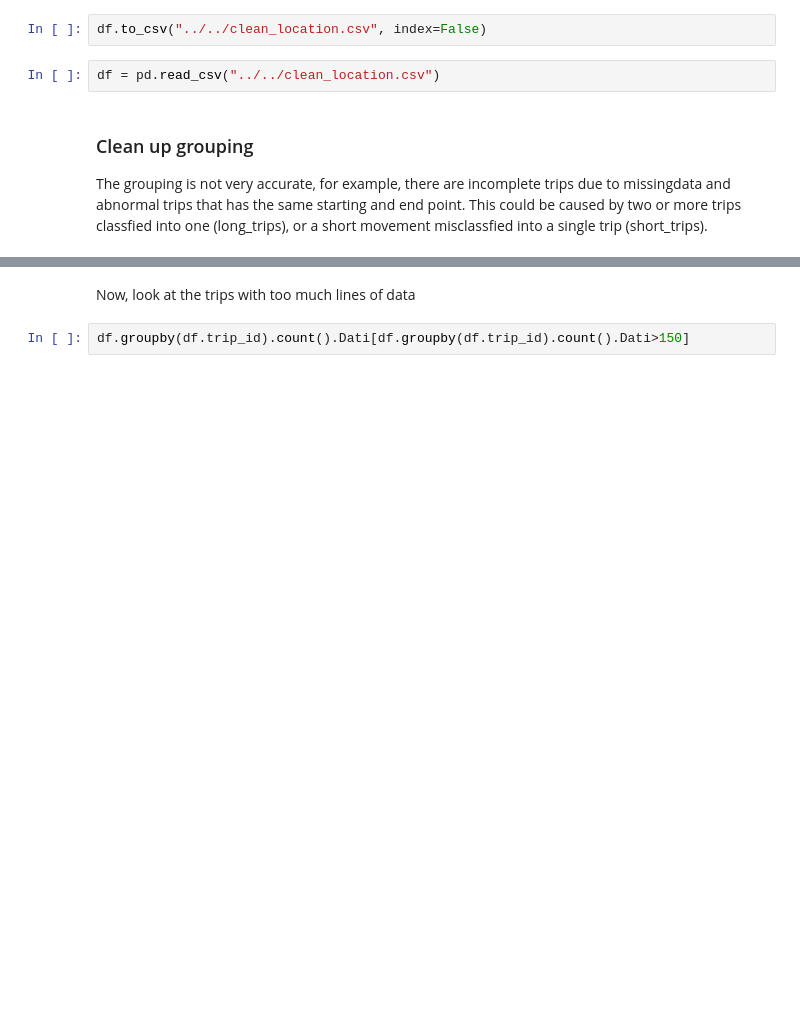
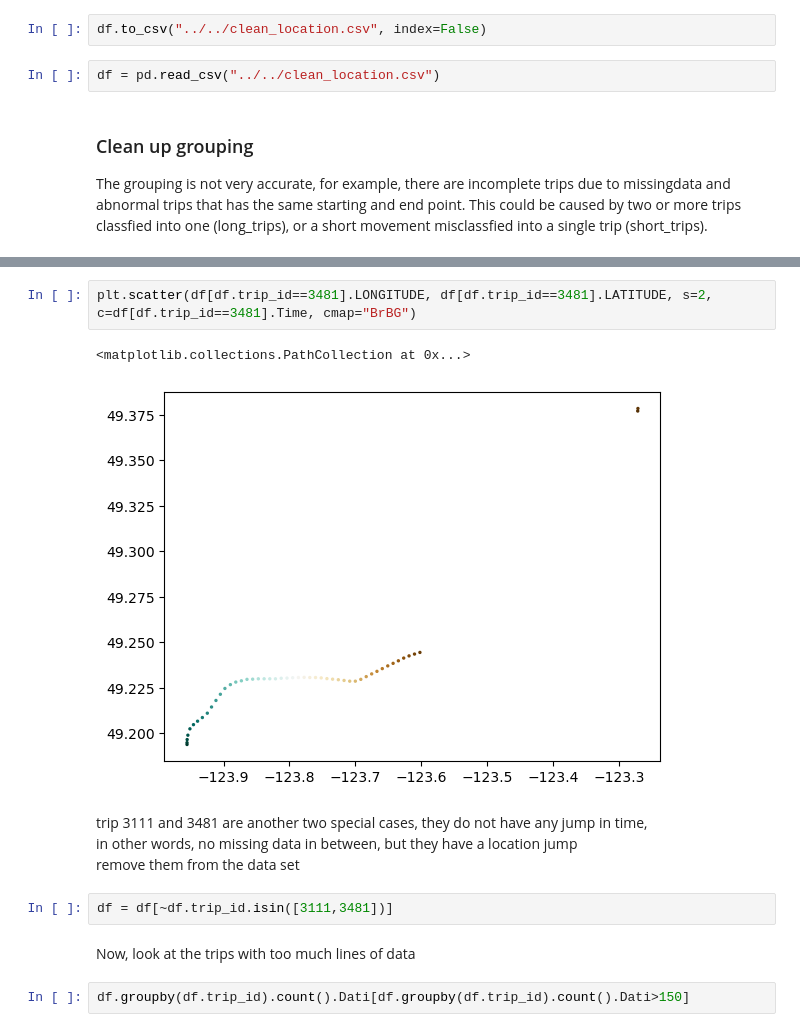
Before and after one commit to pagand/model_optimze_vessel, a Jupyter notebook: Prepration/clean_location.ipynb, the cells around one changed output, grey strips where cells are left out. Saved outputs shown, nothing was run; the diff lists cells and outputs as text; blank space fills up the shorter version.

Commit message:
Better defined features, clean data and remove outliers

```diff
--- a/Prepration/clean_location.ipynb
+++ b/Prepration/clean_location.ipynb
@@ -198,3 +273,14 @@ df.groupby(df.trip_id).count().Dati[df.groupby(df.trip_id).count().Dati<30]
+# %%
+plt.scatter(df[df.trip_id==3481].LONGITUDE, df[df.trip_id==3481].LATITUDE, s=2, c=df[df.trip_id==3481].Time, cmap="BrBG")
+# %% [output]
+<matplotlib.collections.PathCollection at 0x...>
+[figure, added]
+# %% [markdown]
+trip 3111 and 3481 are another two special cases, they do not have any jump in time, \
+in other words, no missing data in between, but they have a location jump\
+remove them from the data set
+# %%
+df = df[~df.trip_id.isin([3111,3481])]
 # %% [markdown]
 Now, look at the trips with too much lines of data
 # %%
```
Also changed, not shown: parts of 65 cells of this notebook, 3 other files.
